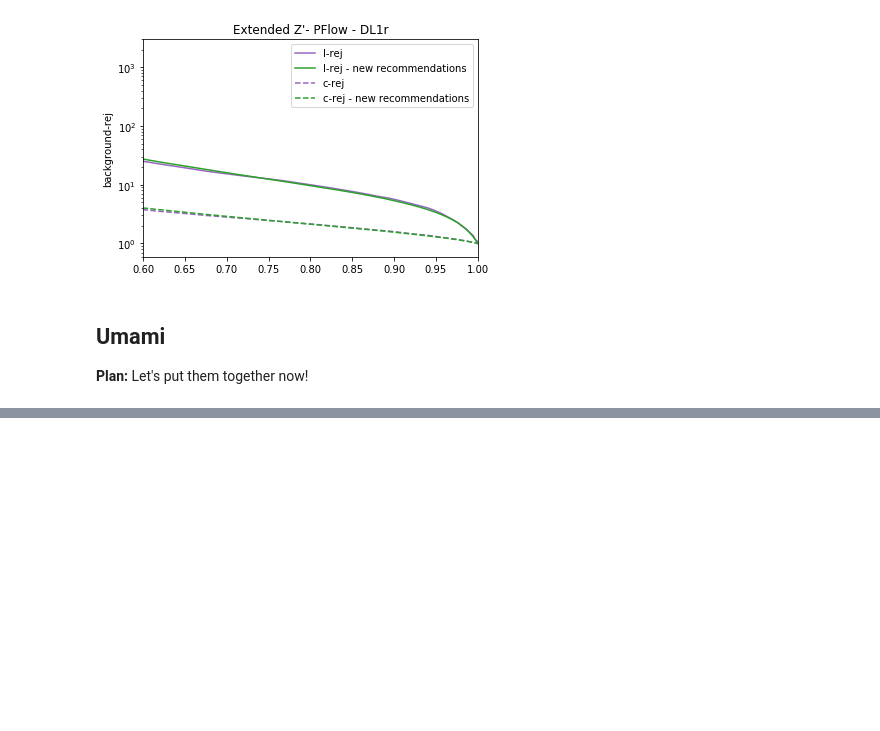
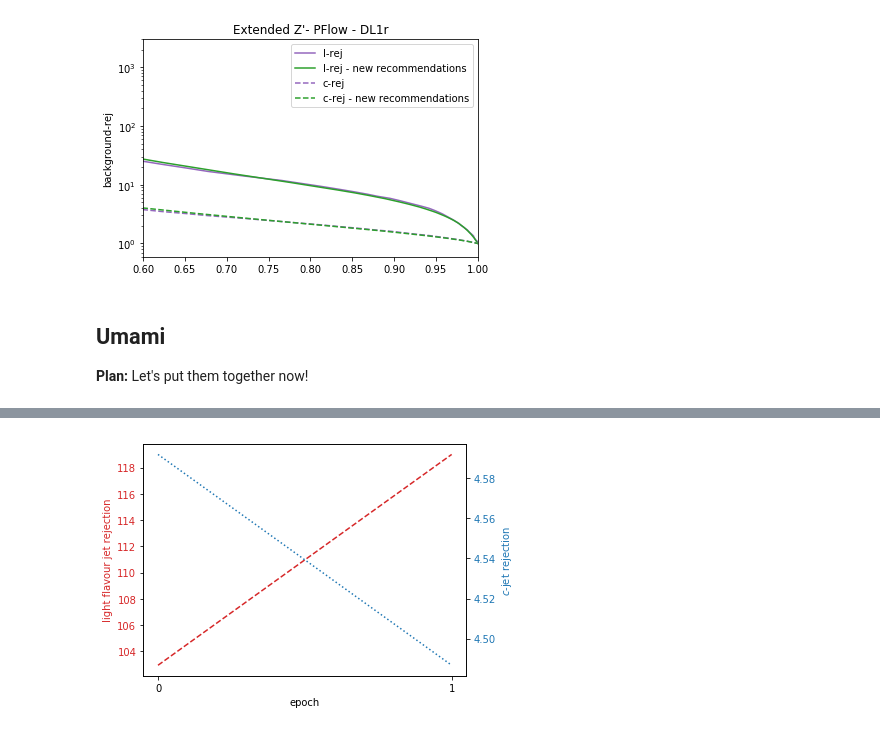
Before and after one commit to umami-hep/umami, a Jupyter notebook: Sandbox/train_umami.ipynb, the cells around one changed output, grey strips where cells are left out. Drawn from its saved outputs; the diff is of its cells as text; code cells hidden in the pictures; blank space fills up the shorter version.

```diff
--- a/Sandbox/train_umami.ipynb
+++ b/Sandbox/train_umami.ipynb
@@ -427,0 +533,21 @@ ________________________________________________________________________________
+# %%
+fig, ax1 = plt.subplots()
+
+color = 'tab:red'
+ax1.set_xlabel('epoch')
+ax1.set_ylabel('light flavour jet rejection', color=color)
+ax1.plot(df_results["epoch"],df_results['u_rej'], '--', color=color)
+ax1.tick_params(axis='y', labelcolor=color)
+
+ax2 = ax1.twinx()  # instantiate a second axes that shares the same x-axis
+
+color = 'tab:blue'
+ax2.set_ylabel(r'$c$-jet rejection', color=color)  # we already handled the x-label with ax1
+ax2.plot(df_results["epoch"], df_results['c_rej'], ':', color=color, label='std = 0.12')
+ax2.tick_params(axis='y', labelcolor=color)
+
+ax1.xaxis.set_major_locator(MaxNLocator(integer=True))
+
+fig.tight_layout()
+# %% [output]
+[figure, added]
```
Also changed, not shown: parts of 15 cells of this notebook.
